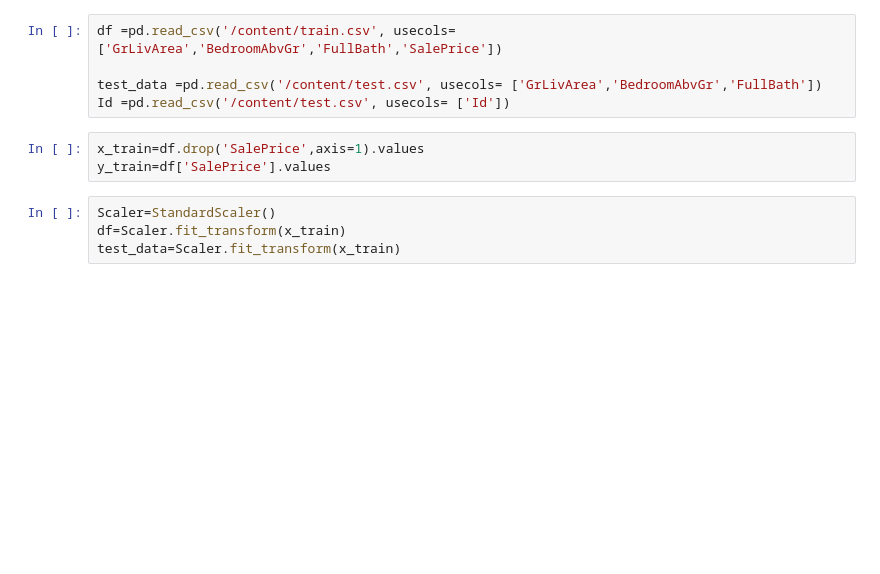
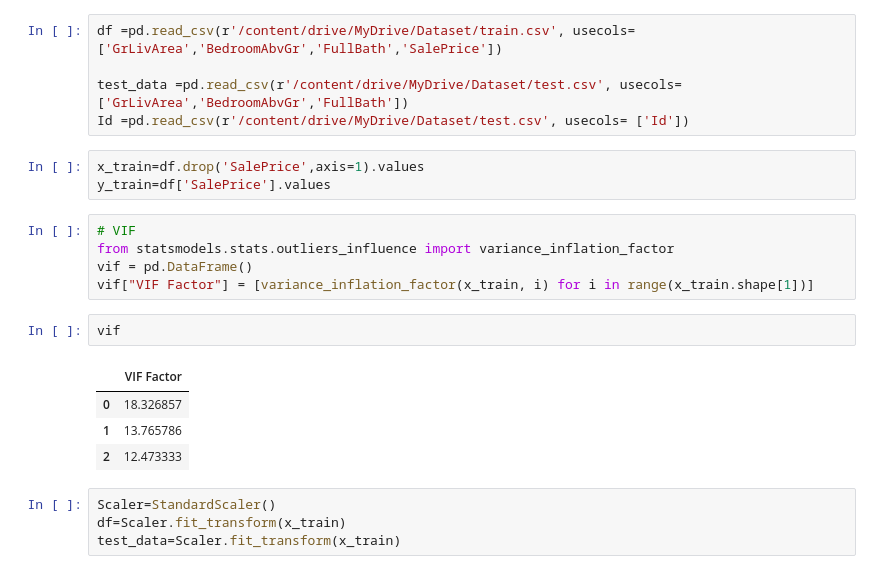
Before and after one commit to Giffah/Prodigy_ML_01, a Jupyter notebook: Prodigy_ML_01.ipynb, the cells around one changed output. Cells and saved outputs as stored; diff of their text form; blank space fills up the shorter version.

```diff
--- a/Prodigy_ML_01.ipynb
+++ b/Prodigy_ML_01.ipynb
@@ -12,13 +12,25 @@ from sklearn.preprocessing import StandardScaler
 from sklearn.ensemble import RandomForestClassifier
 from sklearn.metrics import accuracy_score
 # %%
-df =pd.read_csv('/content/train.csv', usecols= ['GrLivArea','BedroomAbvGr','FullBath','SalePrice'])
+df =pd.read_csv(r'/content/drive/MyDrive/Dataset/train.csv', usecols= ['GrLivArea','BedroomAbvGr','FullBath','SalePrice'])
 
-test_data =pd.read_csv('/content/test.csv', usecols= ['GrLivArea','BedroomAbvGr','FullBath'])
-Id =pd.read_csv('/content/test.csv', usecols= ['Id'])
+test_data =pd.read_csv(r'/content/drive/MyDrive/Dataset/test.csv', usecols= ['GrLivArea','BedroomAbvGr','FullBath'])
+Id =pd.read_csv(r'/content/drive/MyDrive/Dataset/test.csv', usecols= ['Id'])
 # %%
 x_train=df.drop('SalePrice',axis=1).values
 y_train=df['SalePrice'].values
+# %%
+# VIF
+from statsmodels.stats.outliers_influence import variance_inflation_factor
+vif = pd.DataFrame()
+vif["VIF Factor"] = [variance_inflation_factor(x_train, i) for i in range(x_train.shape[1])]
+# %%
+vif
+# %% [output]
+|  | VIF Factor |
+| 0 | 18.326857 |
+| 1 | 13.765786 |
+| 2 | 12.473333 |
 # %%
 Scaler=StandardScaler()
 df=Scaler.fit_transform(x_train)
```
Also changed, not shown: parts of 2 cells of this notebook.
